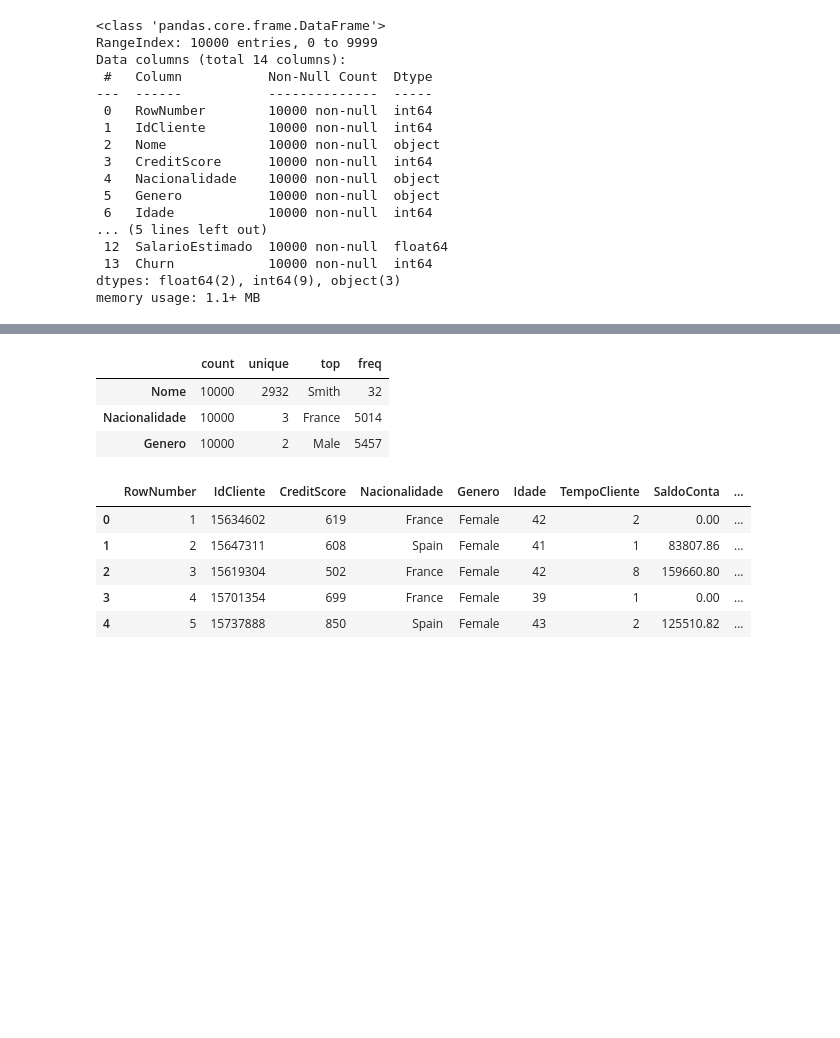
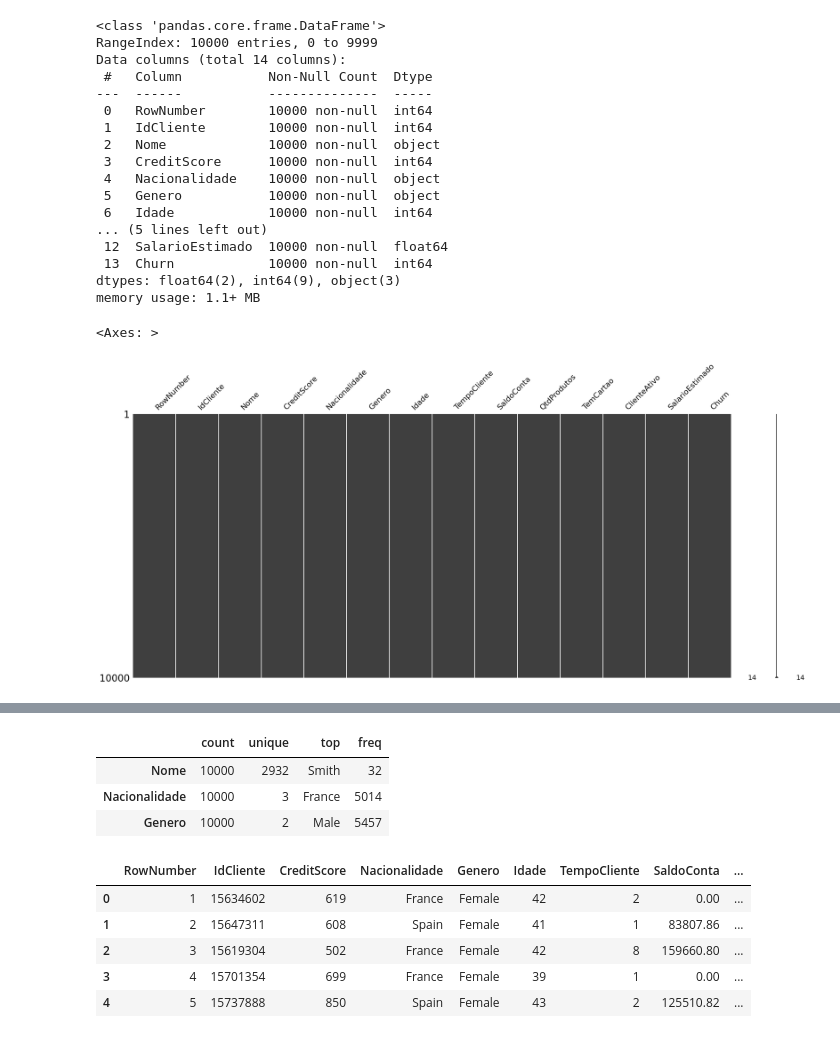
Before and after one commit to willyferreira/bank_churn, a Jupyter notebook: bank_churn.ipynb, the cells around one changed output, grey strips where cells are left out. Drawn from its saved outputs; the diff is of its cells as text; code cells hidden in the pictures; blank space fills up the shorter version.

```diff
--- a/bank_churn.ipynb
+++ b/bank_churn.ipynb
@@ -77,4 +77,10 @@ Data columns (total 14 columns):
  13  Churn            10000 non-null  int64
 dtypes: float64(2), int64(9), object(3)
 memory usage: 1.1+ MB
+# %%
+#Verifica a existência de missing values
+msno.matrix(df)
+# %% [output]
+<Axes: >
+[figure, added]
 # %%
@@ -93,11 +99,12 @@ df.describe().T
 | ClienteAtivo | 10000.0 | 5.151000e-01 | 0.499797 | 0.00 | 0.00 | 1.000000e+00 | 1.000000e+00 | 1.00 |
 | SalarioEstimado | 10000.0 | 1.000902e+05 | 57510.492818 | 11.58 | 51002.11 | 1.001939e+05 | 1.493882e+05 | 199992.48 |
 | Churn | 10000.0 | 2.037000e-01 | 0.402769 | 0.00 | 0.00 | 0.000000e+00 | 0.000000e+00 | 1.00 |
-# %%
-df.select_dtypes('object').describe().T
-# %% [output]
-|  | count | unique | top | freq |
-| Nome | 10000 | 2932 | Smith | 32 |
-| Nacionalidade | 10000 | 3 | France | 5014 |
-| Genero | 10000 | 2 | Male | 5457 |
+# %%
+#Descrição das variáveis que são qualitativas nominais
+df.select_dtypes('object').describe().T
+# %% [output]
+|  | count | unique | top | freq |
+| Nome | 10000 | 2932 | Smith | 32 |
+| Nacionalidade | 10000 | 3 | France | 5014 |
+| Genero | 10000 | 2 | Male | 5457 |
 # %%
```
Also changed, not shown: parts of 17 cells of this notebook.
